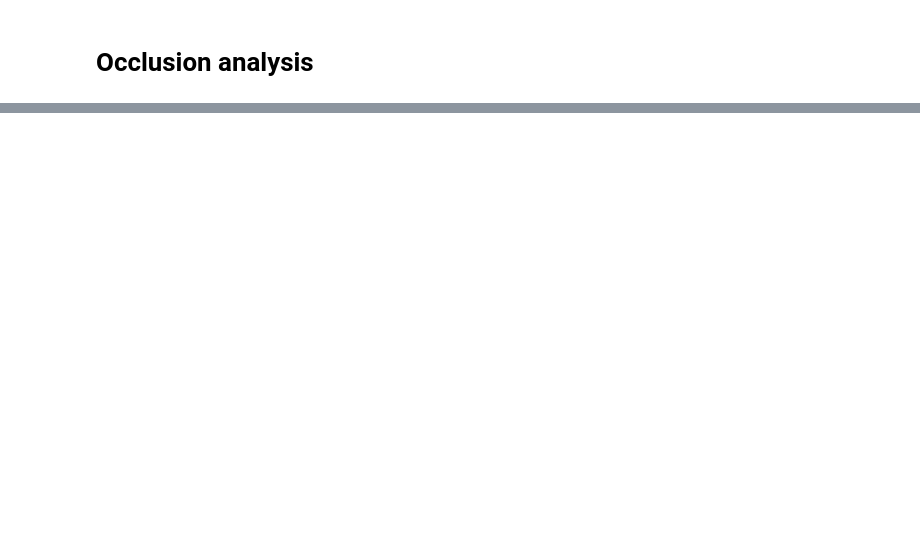
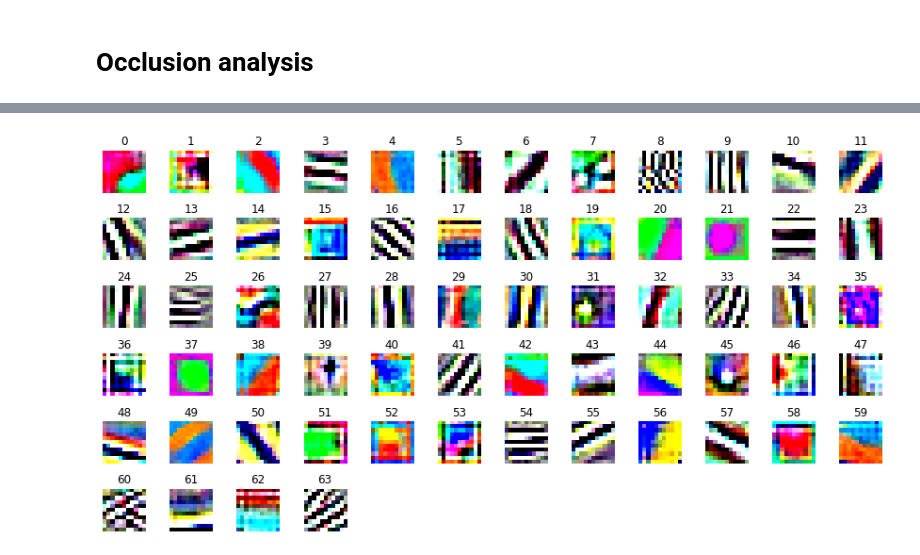
Before and after one commit to Arpitkamal/Deep-Learning---Deep-Convolutional-Neural-Networks, a Jupyter notebook: CNNVisualisation.ipynb, the cells around one changed output, grey strips where cells are left out. Cells and saved outputs as stored; diff of their text form; code cells hidden in the pictures; blank space fills up the shorter version.

```diff
--- a/CNNVisualisation.ipynb
+++ b/CNNVisualisation.ipynb
@@ -163,0 +249,46 @@ imgplot = sns.heatmap(heatmap, xticklabels=False, yticklabels=False, vmax=prob_n
+# %%
+def plot_filters_multi_channel(t):
+
+    num_kernels = t.shape[0]
+
+    num_cols = 12
+    num_rows = num_kernels
+
+    fig = plt.figure(figsize=(num_cols,num_rows))
+    for i in range(t.shape[0]):
+        ax1 = fig.add_subplot(num_rows,num_cols,i+1)
+
+        npimg = np.array(t[i].numpy(), np.float32)
+        npimg = (npimg - np.mean(npimg)) / np.std(npimg)
+        npimg = np.minimum(1, np.maximum(0, (npimg + 0.5)))
+        npimg = npimg.transpose((1, 2, 0))
+        ax1.imshow(npimg)
+        ax1.axis('off')
+        ax1.set_title(str(i))
+        ax1.set_xticklabels([])
+        ax1.set_yticklabels([])
+
+    plt.tight_layout()
+    plt.show()
+# %%
+def plot_weights(model, layer_num, single_channel = True, collated = False):
+
+    layer = model.features[layer_num]
+    if isinstance(layer, nn.Conv2d):
+        weight_tensor = model.features[layer_num].weight.data
+        if single_channel:
+            if collated:
+                plot_filters_single_channel_big(weight_tensor)
+            else:
+                plot_filters_single_channel(weight_tensor)
+        else:
+            if weight_tensor.shape[1] == 3:
+                plot_filters_multi_channel(weight_tensor)
+            else:
+                'Can only plot weights with three channels with single_channel = False'
+    else:
+        print('Can only visualise layers which are convolutional')
+# %%
+plot_weights(alexnet, 0, single_channel = False)     #layer=0, which contain 64 filters
+# %% [output]
+[figure, added]
```
Also changed, not shown: parts of 17 cells of this notebook.
